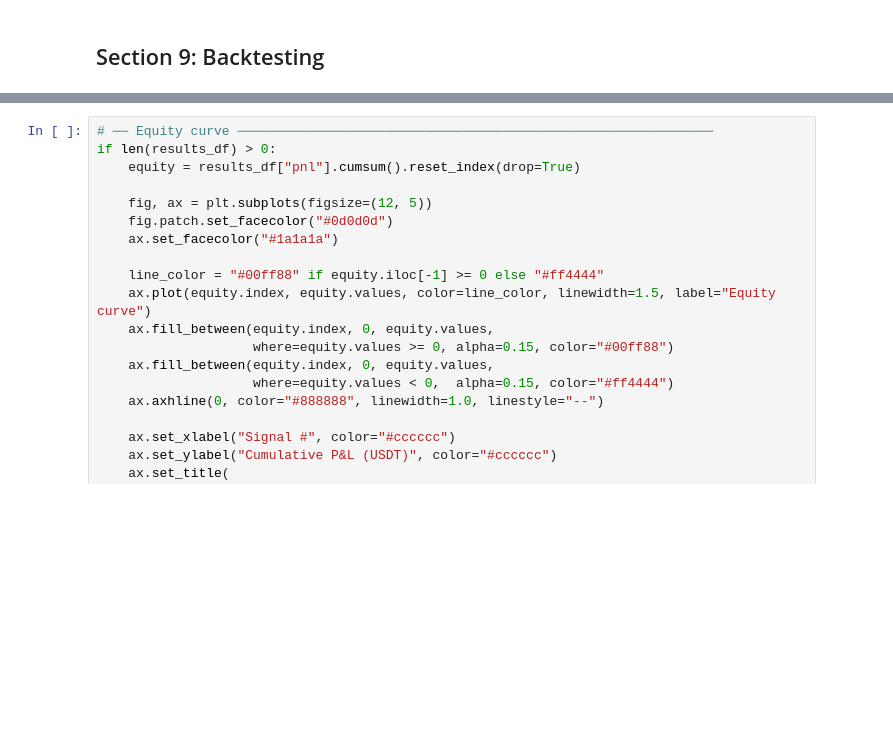
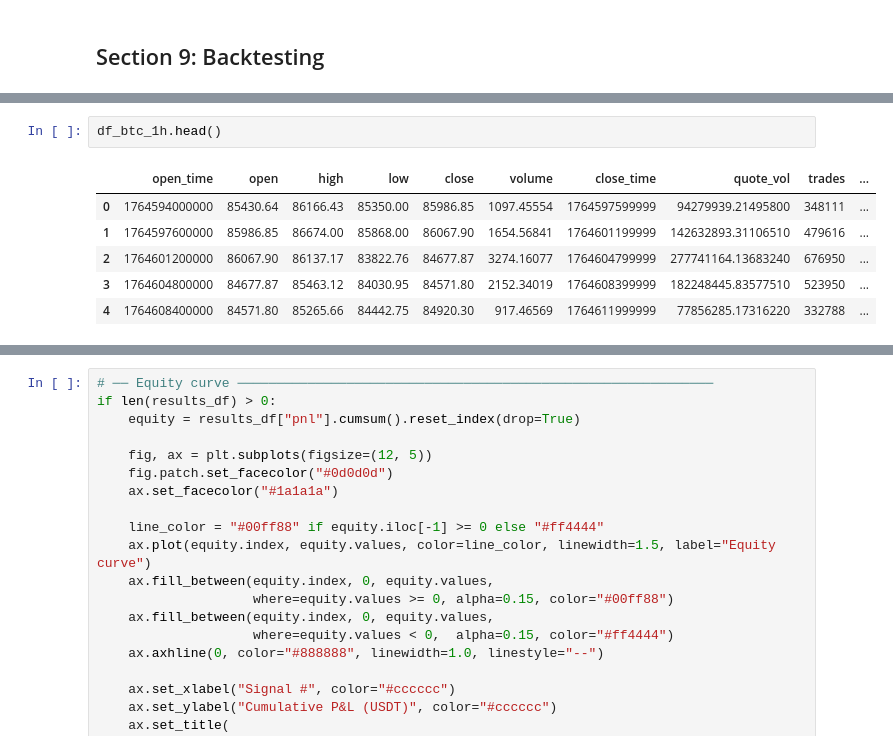
Before and after one commit to chamikaKity/agentic-trader, a Jupyter notebook: notebooks/EDA.ipynb, the cells around one changed output, grey strips where cells are left out. Cells and saved outputs as stored; diff of their text form; blank space fills up the shorter version.

```diff
--- a/notebooks/EDA.ipynb
+++ b/notebooks/EDA.ipynb
@@ -401 +592,10 @@ print(f"Current price {current_price:.2f} is {bb_pos} the bands  ✓")
+# %%
+df_btc_1h.head()
+# %% [output]
+|  | open_time | open | high | low | close | volume | close_time | quote_vol | trades | ... |
+| 0 | 1764594000000 | 85430.64 | 86166.43 | 85350.00 | 85986.85 | 1097.45554 | 1764597599999 | 94279939.21495800 | 348111 | ... |
+| 1 | 1764597600000 | 85986.85 | 86674.00 | 85868.00 | 86067.90 | 1654.56841 | 1764601199999 | 142632893.31106510 | 479616 | ... |
+| 2 | 1764601200000 | 86067.90 | 86137.17 | 83822.76 | 84677.87 | 3274.16077 | 1764604799999 | 277741164.13683240 | 676950 | ... |
+| 3 | 1764604800000 | 84677.87 | 85463.12 | 84030.95 | 84571.80 | 2152.34019 | 1764608399999 | 182248445.83577510 | 523950 | ... |
+| 4 | 1764608400000 | 84571.80 | 85265.66 | 84442.75 | 84920.30 | 917.46569 | 1764611999999 | 77856285.17316220 | 332788 | ... |
 # %%
```
Also changed, not shown: parts of 44 cells of this notebook.
